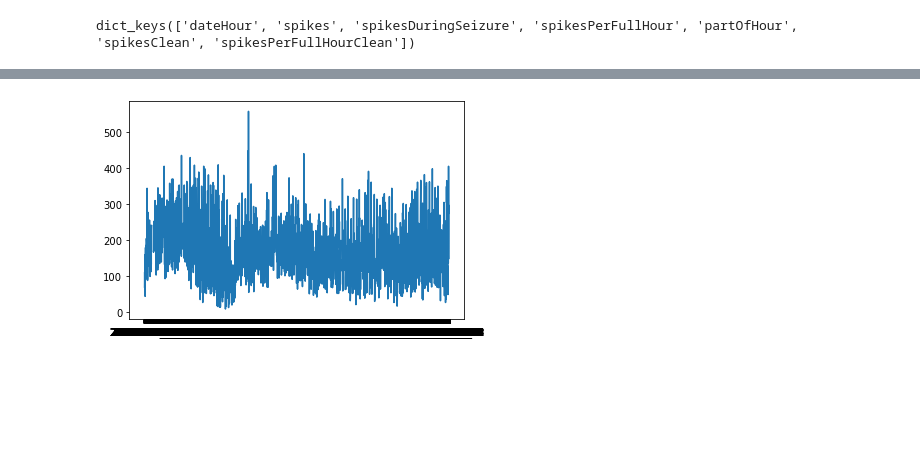
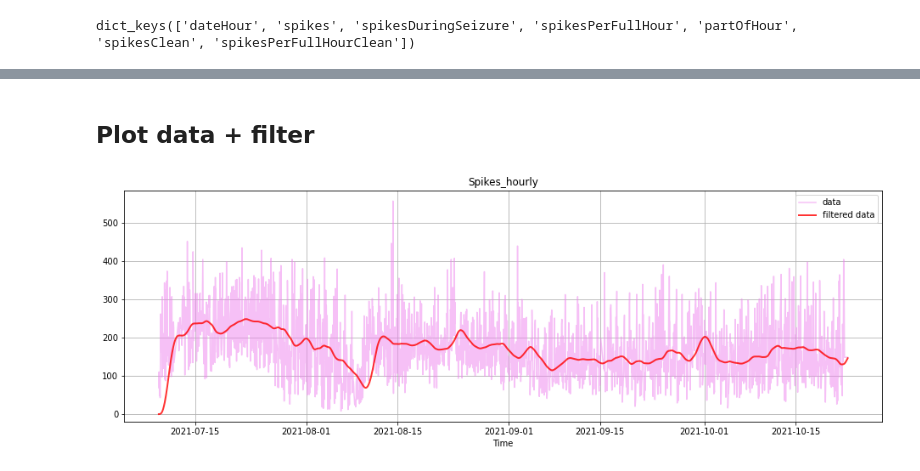
Before and after one commit to Ponyo2311/BioRhythms, a Jupyter notebook: icterSpikes_mice_3months.ipynb, the cells around one changed output, grey strips where cells are left out. Cells and saved outputs as stored; diff of their text form; code cells hidden in the pictures; blank space fills up the shorter version.

```diff
--- a/icterSpikes_mice_3months.ipynb
+++ b/icterSpikes_mice_3months.ipynb
@@ -81,0 +148,6 @@ spikes=data["spikesPerHour"]['spikesPerFullHourClean']
+# %%
+#to interpolate need to change to pd.Series
+spikes_interpolated=pd.Series(spikes)
+
+#Interpolate
+spikes_interpolated=spikes_interpolated.interpolate()
@@ -82,19 +174,18 @@ spikes=data["spikesPerHour"]['spikesPerFullHourClean']
+# %%
+#remove nans from tails and timestamps of the corresponding indexes
+#get the remaining nans
+nan_index2 = [i for i, j in enumerate(spikes_interpolated) if math.isnan(j)]
+# %%
+#remove from arrays by index
+spikes_interpolated_clean=[spikes_interpolated[i] for i in range(len(spikes_interpolated)) if i not in nan_index2]
+
+index4Spikes_clean=[index4Spikes[i] for i in range(len(index4Spikes)) if i not in nan_index2]
+# %%
+#put index and data together into df
+df = pd.DataFrame(spikes_interpolated_clean, index=index4Spikes_clean, columns=["Spikes_hourly"])
+# %% [markdown]
+## Plot data + filter
 # %%
-def plotting_mat(file,sampling_freq,sampling_unit): #sampling unit "S" if seconds
-    file = io.loadmat(file)
-    data=file['__function_workspace__'][0]
-    n_samples=len(file['__function_workspace__'][0])
-    sampling_freq=sampling_freq #seconds at 8/60 seconds/minute..
-    timestamp=pd.date_range(end='2/18/2020 12:38:18', periods=n_samples,
-                            freq=str(sampling_freq)+sampling_unit)
-    df=pd.DataFrame(data,index=timestamp)
-    df_resampled=df.resample("H").mean()
-    print("row data:")
-    plot_DataFilter(df,0,order=2,fs=10800,cutoff=5/14)
-    print("averaged hourly:")
-    plot_DataFilter(df_resampled,0,order=2,fs=24,cutoff=0.35)
+plot_DataFilter(df,0,order=3,fs=24,cutoff=1/4)
+# %% [output]
+[figure, added]
-# %%
-plt.plot(timestamp4Spikes,spikes)
-plt.show()
-# %% [output]
-[figure, removed]
```
Also changed, not shown: parts of 20 cells of this notebook, 2 other files.
